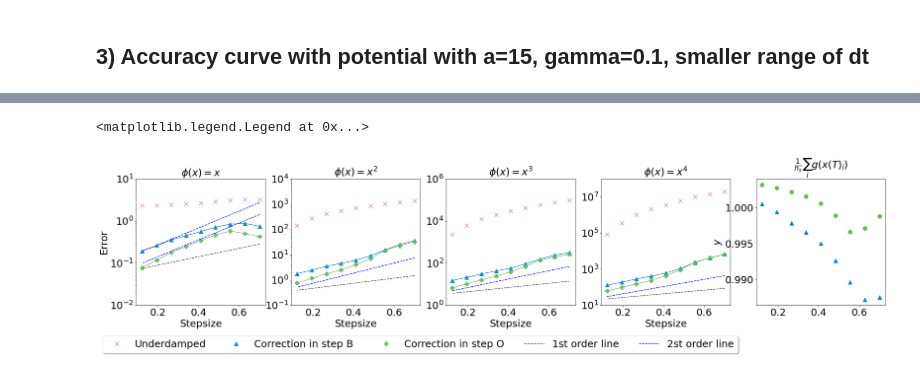
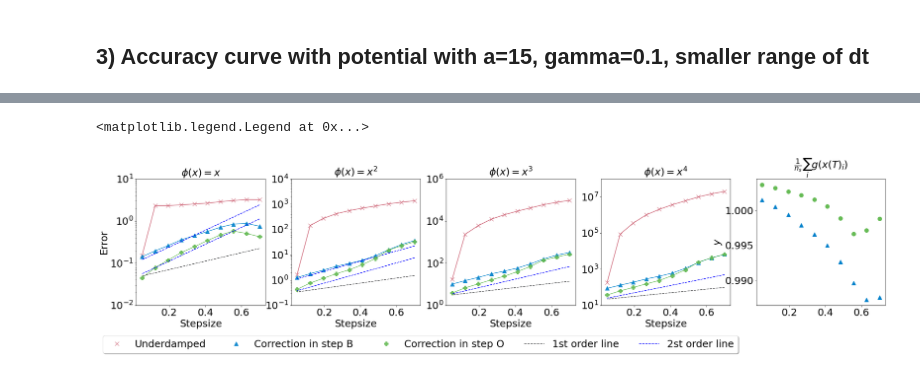
Before and after one commit to alixsleroy/Stepupyourgame, a Jupyter notebook: eddie/visualisations/Spring_plot_accuracy_eddie_29012024.ipynb, the cells around one changed output, grey strips where cells are left out. Cells and saved outputs as stored; diff of their text form; code cells hidden in the pictures.

```diff
--- a/eddie/visualisations/Spring_plot_accuracy_eddie_29012024.ipynb
+++ b/eddie/visualisations/Spring_plot_accuracy_eddie_29012024.ipynb
@@ -643,7 +1192,7 @@ mksize=10
 path1="/home/s2133976/OneDrive/ExtendedProject/Code/Stepupyourgame/Stepupyourgame/data/eddie/29012024/spring_a15_gamma01_smalldt/"
 #dtlist=np.array([0.7,0.6278,0.5556,0.4833,0.4111,0.3389,0.2667,0.1944,0.1222,0.05])
 dtlist=np.array([2.014,1.443,1.034,0.741,0.531,0.38,0.273,0.195,0.14,0.1])
-dtlist=np.array([0.7,0.6278,0.5556,0.4833,0.4111,0.3389,0.2667,0.1944,0.1222])
+dtlist=np.array([0.7,0.6278,0.5556,0.4833,0.4111,0.3389,0.2667,0.1944,0.1222,0.05])
 
 
 # ###########################################
@@ -655,17 +1204,17 @@ xm= (dtlist)
 # ## Compute the log moments
 # ###########################################
 fig, (ax1,ax2,ax3,ax4,ax5)= plt.subplots(1,5,figsize=(40,8))# plt.figure(figsize=(4,4))
-fig.subplots_adjust(left=0.25,bottom=0.25, right=0.9, top=0.8, wspace=0.2, hspace=0.4)
+fig.subplots_adjust(left=0.25,bottom=0.25, right=0.8, top=0.8, wspace=0.2, hspace=0.4)
 # fig.suptitle("Underdamped with spring potential with burn in=5000, Nt=60 000 (every 100 value) and Ns 107 independantes trajectories",fontsize=font_size)
 ## no adaptive
 ###############
 lab="Underdamped"
 
 # Upload moments
-mom1_list=np.hstack(openCfile(path1+"noada_moment1.txt"))[0:-1]
-mom2_list=np.hstack(openCfile(path1+"noada_moment2.txt"))[0:-1]
-mom3_list=np.hstack(openCfile(path1+"noada_moment3.txt"))[0:-1]
-mom4_list=np.hstack(openCfile(path1+"noada_moment4.txt"))[0:-1]
+mom1_list=np.hstack(openCfile(path1+"noada_moment1.txt"))
+mom2_list=np.hstack(openCfile(path1+"noada_moment2.txt"))
+mom3_list=np.hstack(openCfile(path1+"noada_moment3.txt"))
+mom4_list=np.hstack(openCfile(path1+"noada_moment4.txt"))
 
 mom1_list=np.abs(mom1_list-true_mom_1)
 mom2_list=np.abs(mom2_list-true_mom_2)
@@ -678,6 +1227,20 @@ ax2.semilogy(xm,(mom2_list),"x",markersize=mksize,color=myred,label=lab)
 ax3.semilogy(xm,(mom3_list),"x",markersize=mksize,color=myred,label=lab)
 ax4.semilogy(xm,(mom4_list),"x",markersize=mksize,color=myred,label=lab)
 
+ax1.semilogy(xm,(mom1_list),color=myred)
+ax2.semilogy(xm,(mom2_list),color=myred)
+ax3.semilogy(xm,(mom3_list),color=myred)
+ax4.semilogy(xm,(mom4_list),color=myred)
+
+# # ## Add the first order line
+# lb=0
+# ub=len(dtlist) #len(dtlist)+1
+# x = (dtlist[lb:ub])
+# A = np.vstack([x, np.ones(len(x))]).T
+# m, c = np.linalg.lstsq(A, np.log10((mom1_list)[lb:ub]), rcond=None)[0]
+# # ax1.semilogy(dtlist[lb:ub], 10**(1*x + c),"--",color=myblack,label="1st order line")
+# ax1.semilogy(dtlist[lb:ub], 10**(2*x + c-0.2),"--",color="blue")
+# # ax1.text(dtlist[lb:ub][0]+.051,10**(m*x + c)[0]-0.00005,"$\\frac{\\Delta y}{\\Delta x}=$"+str(round(m,2)),color=myblue,rotation=0.,fontsize=font_size)
 
 ## Transformed correction in B
 ################################
@@ -686,27 +1249,27 @@ lab = "Correction in step B "
 mom1_list,mom2_list,mom3_list,gvals=np.zeros(len(dtlist)),np.zeros(len(dtlist)),np.zeros(len(dtlist)),np.zeros(len(dtlist))
 
 # Upload moments
-mom1_list=np.hstack(openCfile(path1+"tr_moment1B.txt"))[0:-1]
-mom2_list=np.hstack(openCfile(path1+"tr_moment2B.txt"))[0:-1]
-mom3_list=np.hstack(openCfile(path1+"tr_moment3B.txt"))[0:-1]
-mom4_list=np.hstack(openCfile(path1+"tr_moment4B.txt"))[0:-1]
+mom1_list=np.hstack(openCfile(path1+"tr_moment1B.txt"))
+mom2_list=np.hstack(openCfile(path1+"tr_moment2B.txt"))
+mom3_list=np.hstack(openCfile(path1+"tr_moment3B.txt"))
+mom4_list=np.hstack(openCfile(path1+"tr_moment4B.txt"))
 
-gvals=np.hstack(openCfile(path1+"vec_g_B.txt"))[0:-1]
+gvals=np.hstack(openCfile(path1+"vec_g_B.txt"))
 
 mom1_list=np.abs(mom1_list-true_mom_1)
 mom2_list=np.abs(mom2_list-true_mom_2)
 mom3_list=np.abs(mom3_list-true_mom_3)
 mom4_list=np.abs(mom4_list-true_mom_4)
 
-ax1.semilogy(xm,(mom1_list),"^",markersize=mksize,color=myblue,alpha=0.9,label=lab)
-ax2.semilogy(xm,(mom2_list),"^",markersize=mksize,color=myblue,alpha=0.9,label=lab)
-ax3.semilogy(xm,(mom3_list),"^",markersize=mksize,color=myblue,alpha=0.9,label=lab)
-ax4.semilogy(xm,(mom4_list),"^",markersize=mksize,color=myblue,alpha=0.9,label=lab)
+ax1.semilogy(xm,(mom1_list),"^",markersize=mksize,color=myblue,alpha=0.8,label=lab)
+ax2.semilogy(xm,(mom2_list),"^",markersize=mksize,color=myblue,alpha=0.8,label=lab)
+ax3.semilogy(xm,(mom3_list),"^",markersize=mksize,color=myblue,alpha=0.8,label=lab)
+ax4.semilogy(xm,(mom4_list),"^",markersize=mksize,color=myblue,alpha=0.8,label=lab)
 
-ax1.semilogy(xm,(mom1_list),color=myblue,alpha=0.9)
-ax2.semilogy(xm,(mom2_list),color=myblue,alpha=0.9)
-ax3.semilogy(xm,(mom3_list),color=myblue,alpha=0.9)
-ax4.semilogy(xm,(mom4_list),color=myblue,alpha=0.9)
+ax1.semilogy(xm,(mom1_list),color=myblue,alpha=0.8)
+ax2.semilogy(xm,(mom2_list),color=myblue,alpha=0.8)
+ax3.semilogy(xm,(mom3_list),color=myblue,alpha=0.8)
+ax4.semilogy(xm,(mom4_list),color=myblue,alpha=0.8)
 
 ax5.plot(xm,(gvals),"^",markersize=mksize,color=myblue,label=lab)
 
@@ -720,6 +1283,11 @@ m, c = np.linalg.lstsq(A, np.log10((mom1_list)[lb:ub]), rcond=None)[0]
 ax1.semilogy(dtlist[lb:ub], 10**(2*x + c-0.2),"--",color="blue")
 # ax1.text(dtlist[lb:ub][0]+.051,10**(m*x + c)[0]-0.00005,"$\\frac{\\Delta y}{\\Delta x}=$"+str(round(m,2)),color=myblue,rotation=0.,fontsize=font_size)
 
+x = (dtlist[lb:ub])
+A = np.vstack([x, np.ones(len(x))]).T
+m, c = np.linalg.lstsq(A, np.log10((mom2_list)[lb:ub]), rcond=None)[0]
+# ax2.semilogy(dtlist[lb:ub], 10**(1*x + c),"--",color=myblack,label="1st order line")
+ax2.semilogy(dtlist[lb:ub], 10**(2*x + c),"--",color="blue",label="2st order line")
 
 
 ## Transformed correction in O
@@ -729,27 +1297,27 @@ lab = "Correction in step O"
 mom1_list,mom2_list,mom3_list,gvals=np.zeros(len(dtlist)),np.zeros(len(dtlist)),np.zeros(len(dtlist)),np.zeros(len(dtlist))
 
 # Upload moments
-mom1_list=np.hstack(openCfile(path1+"tr_moment1O.txt"))[0:-1]
-mom2_list=np.hstack(openCfile(path1+"tr_moment2O.txt"))[0:-1]
-mom3_list=np.hstack(openCfile(path1+"tr_moment3O.txt"))[0:-1]
-mom4_list=np.hstack(openCfile(path1+"tr_moment4O.txt"))[0:-1]
+mom1_list=np.hstack(openCfile(path1+"tr_moment1O.txt"))
+mom2_list=np.hstack(openCfile(path1+"tr_moment2O.txt"))
+mom3_list=np.hstack(openCfile(path1+"tr_moment3O.txt"))
+mom4_list=np.hstack(openCfile(path1+"tr_moment4O.txt"))
 
-gvals=np.hstack(openCfile(path1+"vec_g_O.txt"))[0:-1]
+gvals=np.hstack(openCfile(path1+"vec_g_O.txt"))
 
 mom1_list=np.abs(mom1_list-true_mom_1)
 mom2_list=np.abs(mom2_list-true_mom_2)
 mom3_list=np.abs(mom3_list-true_mom_3)
 mom4_list=np.abs(mom4_list-true_mom_4)
 
-ax1.semilogy(xm,(mom1_list),"P",markersize=mksize,color=mygreen,alpha=0.9,label=lab)
-ax2.semilogy(xm,(mom2_list),"P",markersize=mksize,color=mygreen,alpha=0.9,label=lab)
-ax3.semilogy(xm,(mom3_list),"P",markersize=mksize,color=mygreen,alpha=0.9,label=lab)
-ax4.semilogy(xm,(mom4_list),"P",markersize=mksize,color=mygreen,alpha=0.9,label=lab)
+ax1.semilogy(xm,(mom1_list),"P",markersize=mksize,color=mygreen,alpha=0.8,label=lab)
+ax2.semilogy(xm,(mom2_list),"P",markersize=mksize,color=mygreen,alpha=0.8,label=lab)
+ax3.semilogy(xm,(mom3_list),"P",markersize=mksize,color=mygreen,alpha=0.8,label=lab)
+ax4.semilogy(xm,(mom4_list),"P",markersize=mksize,color=mygreen,alpha=0.8,label=lab)
 
-ax1.semilogy(xm,(mom1_list),color=mygreen,alpha=0.9)
-ax2.semilogy(xm,(mom2_list),color=mygreen,alpha=0.9)
-ax3.semilogy(xm,(mom3_list),color=mygreen,alpha=0.9)
-ax4.semilogy(xm,(mom4_list),color=mygreen,alpha=0.9)
+ax1.semilogy(xm,(mom1_list),color=mygreen,alpha=0.8)
+ax2.semilogy(xm,(mom2_list),color=mygreen,alpha=0.8)
+ax3.semilogy(xm,(mom3_list),color=mygreen,alpha=0.8)
+ax4.semilogy(xm,(mom4_list),color=mygreen,alpha=0.8)
 ax5.plot(xm,(gvals),"o",markersize=mksize,color=mygreen,label=lab)
 
 
@@ -791,32 +1359,32 @@ ax3.set_ylim([10**(-0),10**6]) #change to -7.5 for a=2.5
 ax4.set_ylim([10**(1),10**8]) #change to -7.5 for a=2.5
 
 
-#label of y axis
+#label of ]y axis
 ax1.set_title("$\\phi(x)=x$",fontsize=font_size)
 ax2.set_title("$\\phi(x)=x^2$",fontsize=font_size)
 ax3.set_title("$\\phi(x)=x^3$",fontsize=font_size)
 ax4.set_title("$\\phi(x)=x^4$",fontsize=font_size)
 
 ax5.set_title("$\\frac{1}{n_s}\\sum_{i} g(x(T)_i)$",fontsize=font_size)
 
 # label of y axis
 ax1.set_ylabel("Error",fontsize=font_size)
 # ax2.set_ylabel("Error",fontsize=font_size)
 # ax3.set_ylabel("Error",fontsize=font_size)
 ax5.set_ylabel("$y$",fontsize=font_size)
 
 # label of x axis
 ax1.set_xlabel("Stepsize",fontsize=font_size)
 ax2.set_xlabel("Stepsize",fontsize=font_size)
 ax3.set_xlabel("Stepsize",fontsize=font_size)
 ax4.set_xlabel("Stepsize",fontsize=font_size)
 
 ax1.legend(loc='upper center', bbox_to_anchor=(2.2, -0.2),fontsize=font_size,
           fancybox=True, shadow=True, ncol=5)
 
 # fig.savefig("/home/s2133976/OneDrive/ExtendedProject/Code/Stepupyourgame/Stepupyourgame/eddie/visualisations/figures/moments_logplot_a25.eps",format="eps")
 
 # fig.savefig("/home/s2133976/OneDrive/ExtendedProject/Code/Stepupyourgame/Stepupyourgame/eddie/visualisations/figures/moments_logplot_a25.pdf",format="pdf")
 # %% [output]
 <matplotlib.legend.Legend at 0x...>
-[figure, old version]
+[figure, new version]
```
Also changed, not shown: parts of 10 cells of this notebook, 8 other files.
